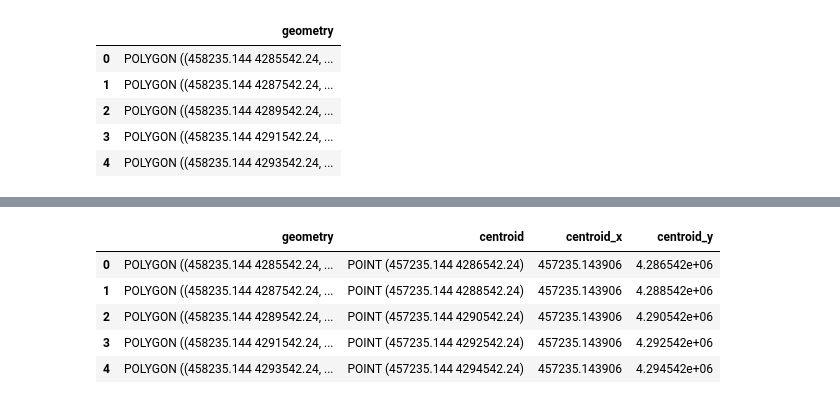
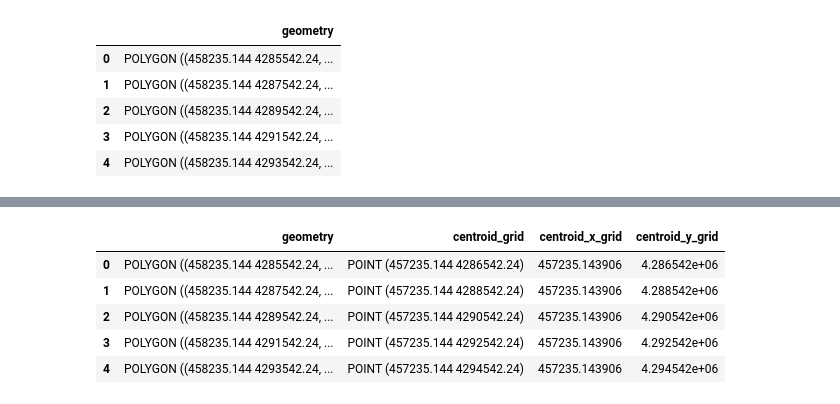
Before and after one commit to selinceydeli/Full-Graph_Wildfire_Prediction, a Jupyter notebook: prep_data.ipynb, the cells around one changed output, grey strips where cells are left out. Cells and saved outputs as stored; diff of their text form; code cells hidden in the pictures.

```diff
--- a/prep_data.ipynb
+++ b/prep_data.ipynb
@@ -5,2 +23,15 @@ from shapely.geometry import box
+# %%
+DATA_DIRECTORY = "data"
+# Effis Fire Dataset - European Forest Fire Information System
+# https://forest-fire.emergency.copernicus.eu/applications/data-and-services
+FIRE_DATA_PATH = os.path.join(DATA_DIRECTORY, "fire_data/modis.ba.poly.shp")
+
+# Several TIFFs with Wildfire Serveiry, once again from Effis
+WILDFIRE_SEVERITY_DIR = os.path.join(DATA_DIRECTORY, "wildfire_severity")
+
+# Natural Earth - public domain dataset of global geography
+# Admin 0 – Countries dataset has country boundaries
+# https://www.naturalearthdata.com/downloads/110m-cultural-vectors/
+COUNTRY_BOUNDARY_PATH = os.path.join(DATA_DIRECTORY, "country_boundaries/ne_110m_admin_0_countries.shp")
 # %%
 coord_ref_sys = "EPSG:25829"
@@ -17,19 +55,14 @@ fire_data.head()
 # %%
-# Natural Earth - public domain dataset of global geography
-# Admin 0 – Countries dataset has country boundaries
-# https://www.naturalearthdata.com/downloads/110m-cultural-vectors/
-world = gpd.read_file("data/country_boundaries/ne_110m_admin_0_countries.shp")
+world = gpd.read_file(COUNTRY_BOUNDARY_PATH)
 portugal = world[world["NAME"] == "Portugal"]
 
-# mainland = portugal.loc[portugal.geometry.area.idxmax()]
-# minx, miny, maxx, maxy = -9.526570603869715 36.83826854099627 -6.389087693700915 42.28046865495034
-
 # https://epsg.io/25829
-portugal_proj = portugal.to_crs(coord_ref_sys) # degrees -> meters
-# mainland = portugal_proj.iloc[portugal_proj.geometry.area.argmax()]
+# Reprojection of Portugal to our fixed CRS (specified above)
+portugal_proj = portugal.to_crs(coord_ref_sys) # degrees -> met
 mainland = portugal_proj.iloc[portugal_proj.geometry.area.argmax()]
 mainland_polygon = mainland.geometry
 
+# Extract boudning box around Portugal
 minx, miny, maxx, maxy = mainland_polygon.bounds
 print(minx, miny, maxx, maxy)
 # %% [output]
@@ -78,12 +109,14 @@ grid.to_file("output/portugal_grid.gpkg", layer="grid", driver="GPKG")
 # %%
 # add columns for coordinates of grid squares' centers
 grid_gdf = grid.copy()
-grid_gdf["centroid"] = grid.geometry.centroid
-grid_gdf["centroid_x"] = grid.geometry.centroid.x
-grid_gdf["centroid_y"] = grid.geometry.centroid.y
+#rename geometry to geometry grid
+# grid_gdf = grid_gdf.rename(columns={'geometry': 'geometry_grid'})
+grid_gdf["centroid_grid"] = grid.geometry.centroid
+grid_gdf["centroid_x_grid"] = grid.geometry.centroid.x
+grid_gdf["centroid_y_grid"] = grid.geometry.centroid.y
 grid_gdf.head()
 # %% [output]
-|  | geometry | centroid | centroid_x | centroid_y |
+|  | geometry | centroid_grid | centroid_x_grid | centroid_y_grid |
 | 0 | POLYGON ((458235.144 4285542.24, ... | POINT (457235.144 4286542.24) | 457235.143906 | 4.286542e+06 |
 | 1 | POLYGON ((458235.144 4287542.24, ... | POINT (457235.144 4288542.24) | 457235.143906 | 4.288542e+06 |
 | 2 | POLYGON ((458235.144 4289542.24, ... | POINT (457235.144 4290542.24) | 457235.143906 | 4.290542e+06 |
```
Also changed, not shown: parts of 22 cells of this notebook, 1 other file.
